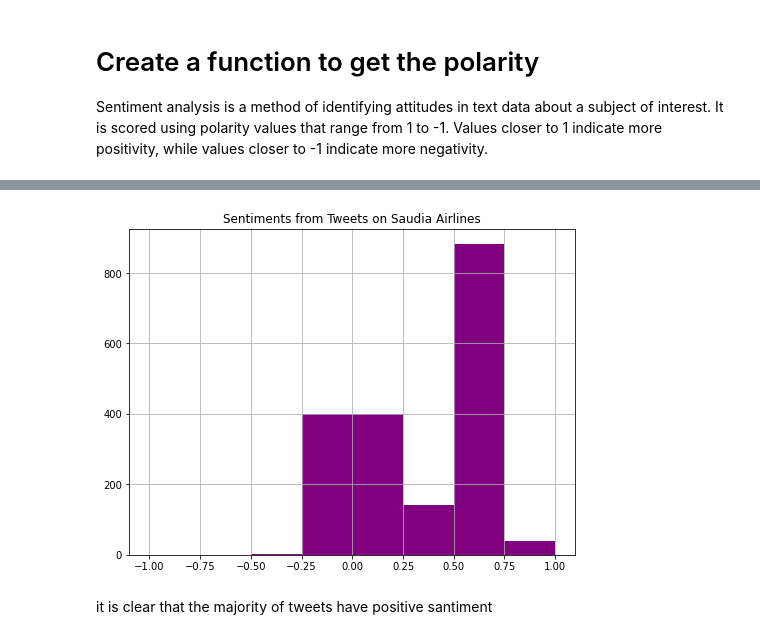
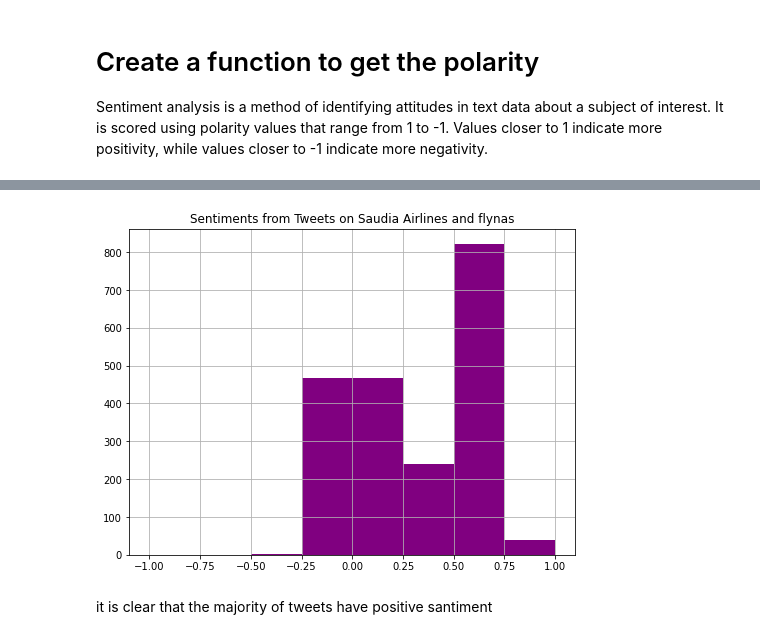
Before and after one commit to buthaina279/DS_Capstone_NLP, a Jupyter notebook: classify.ipynb, the cells around one changed output, grey strips where cells are left out. Saved outputs shown, nothing was run; the diff lists cells and outputs as text; code cells hidden in the pictures.

Commit message:
classified both airlines

```diff
--- a/classify.ipynb
+++ b/classify.ipynb
@@ -31,2 +31,2 @@ Drive already mounted at /content/gdrive; to attempt to forcibly remount, call d
 # %%
-saudia_airlines = pd.read_csv("./gdrive/My Drive/datasets/twitter_analysis/saudia_airlines_en.csv")
+airline = pd.read_csv("./gdrive/My Drive/datasets/twitter_analysis/airline.csv")
@@ -64,10 +59,10 @@ def getPolarity(text):
    return  TextBlob(text).sentiment.polarity
 # %%
 # Create two new columns 'Subjectivity' & 'Polarity'
-saudia_airlines['sentiment_confidence'] = saudia_airlines['Tweet_nonstop'].apply(getSubjectivity)
-saudia_airlines['polarity'] = saudia_airlines['Tweet_nonstop'].apply(getPolarity)
+airline['sentiment_confidence'] = airline['nonstop_documents'].apply(getSubjectivity)
+airline['polarity'] = airline['nonstop_documents'].apply(getPolarity)
 
 # Show the new dataframe with columns 'Subjectivity' & 'Polarity'
-saudia_airlines.head(10)
+airline.head(5)
 # %% [output]
 |  | Unnamed: 0 | tweet_id | created_at | text | likes | retweeted | location | language | airline | ... |
@@ -93,9 +83,9 @@ def getPolarityPlot(polarity, airline):
    plt.title("Sentiments from Tweets on " +airline)
    plt.show()
 # %%
-getPolarityPlot(saudia_airlines['polarity'], "Saudia Airlines")
+getPolarityPlot(airline['polarity'], "Saudia Airlines and flynas")
 # %% [output]
-[figure, old version]
+[figure, new version]
 # %% [markdown]
 it is clear that the majority of tweets have positive santiment
 # %% [markdown]
```
Also changed, not shown: parts of 14 cells of this notebook.
